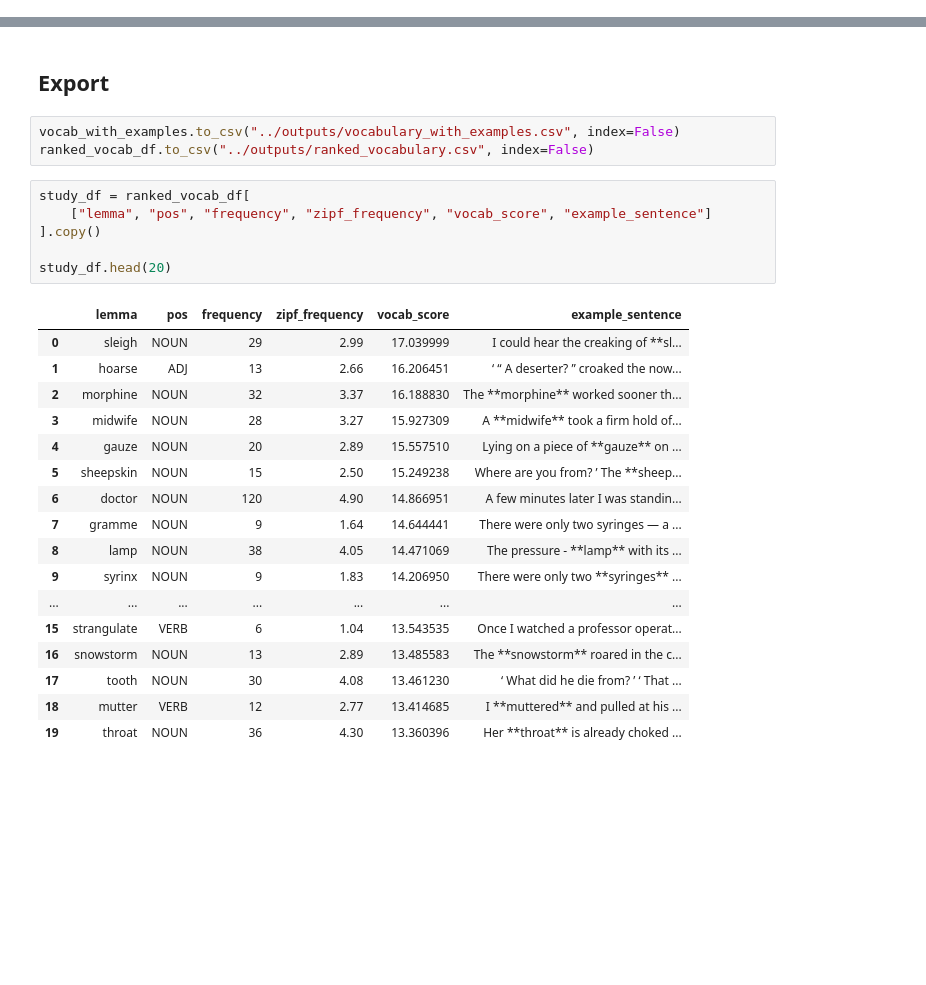
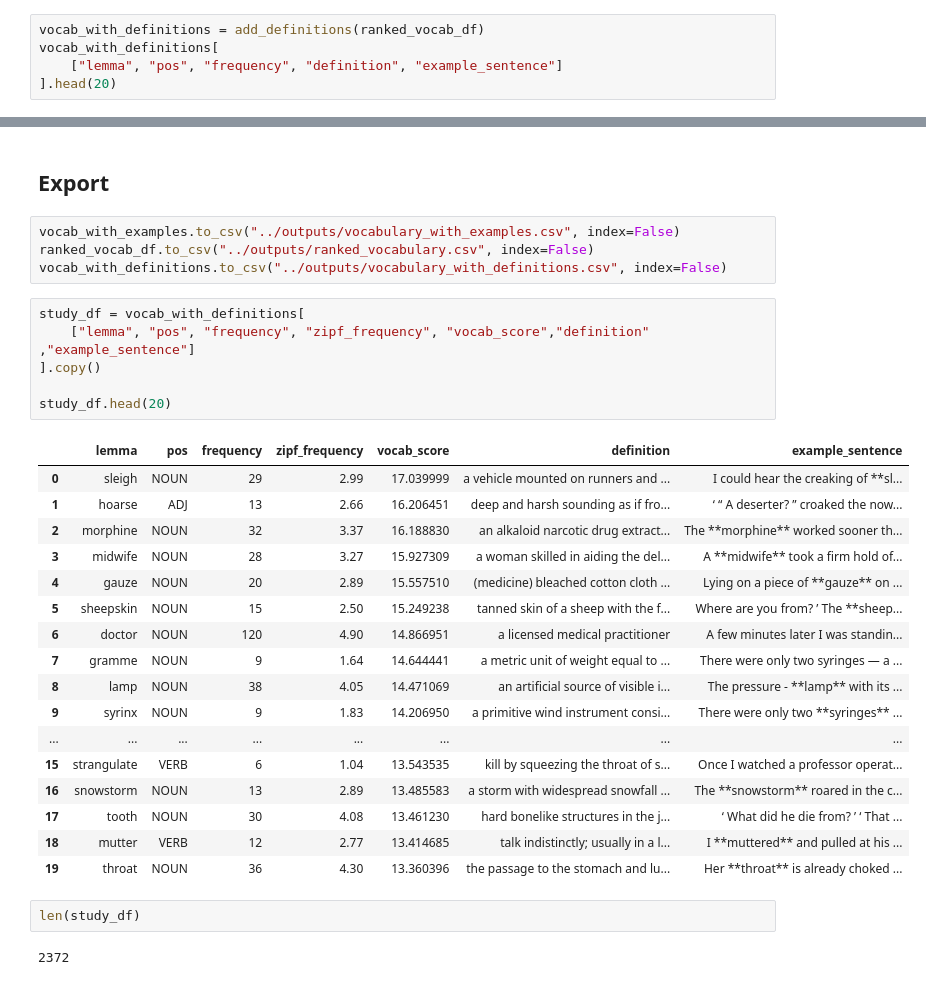
Before and after one commit to nrzdhmz/book-vocabulary-extractor, a Jupyter notebook: notebooks/01_pdf_extraction.ipynb, the cells around one changed output, grey strips where cells are left out. Saved outputs shown, nothing was run; the diff lists cells and outputs as text; blank space fills up the shorter version.

```diff
--- a/notebooks/01_pdf_extraction.ipynb
+++ b/notebooks/01_pdf_extraction.ipynb
@@ -303,3 +317,8 @@ plt.tight_layout()
 plt.show()
 # %% [output]
 [figure]
+# %%
+vocab_with_definitions = add_definitions(ranked_vocab_df)
+vocab_with_definitions[
+    ["lemma", "pos", "frequency", "definition", "example_sentence"]
+].head(20)
@@ -308,27 +345,32 @@ plt.show()
 # %%
 vocab_with_examples.to_csv("../outputs/vocabulary_with_examples.csv", index=False)
 ranked_vocab_df.to_csv("../outputs/ranked_vocabulary.csv", index=False)
+vocab_with_definitions.to_csv("../outputs/vocabulary_with_definitions.csv", index=False)
 # %%
-study_df = ranked_vocab_df[
-    ["lemma", "pos", "frequency", "zipf_frequency", "vocab_score", "example_sentence"]
+study_df = vocab_with_definitions[
+    ["lemma", "pos", "frequency", "zipf_frequency", "vocab_score","definition" ,"example_sentence"]
 ].copy()
 
 study_df.head(20)
 # %% [output]
-|  | lemma | pos | frequency | zipf_frequency | vocab_score | example_sentence |
-| 0 | sleigh | NOUN | 29 | 2.99 | 17.039999 | I could hear the creaking of **sl... |
-| 1 | hoarse | ADJ | 13 | 2.66 | 16.206451 | ‘ “ A deserter? ” croaked the now... |
-| 2 | morphine | NOUN | 32 | 3.37 | 16.188830 | The **morphine** worked sooner th... |
-| 3 | midwife | NOUN | 28 | 3.27 | 15.927309 | A **midwife** took a firm hold of... |
-| 4 | gauze | NOUN | 20 | 2.89 | 15.557510 | Lying on a piece of **gauze** on ... |
-| 5 | sheepskin | NOUN | 15 | 2.50 | 15.249238 | Where are you from? ’ The **sheep... |
-| 6 | doctor | NOUN | 120 | 4.90 | 14.866951 | A few minutes later I was standin... |
-| 7 | gramme | NOUN | 9 | 1.64 | 14.644441 | There were only two syringes — a ... |
-| 8 | lamp | NOUN | 38 | 4.05 | 14.471069 | The pressure - **lamp** with its ... |
-| 9 | syrinx | NOUN | 9 | 1.83 | 14.206950 | There were only two **syringes** ... |
-| ... | ... | ... | ... | ... | ... | ... |
-| 15 | strangulate | VERB | 6 | 1.04 | 13.543535 | Once I watched a professor operat... |
-| 16 | snowstorm | NOUN | 13 | 2.89 | 13.485583 | The **snowstorm** roared in the c... |
-| 17 | tooth | NOUN | 30 | 4.08 | 13.461230 | ‘ What did he die from? ’ ‘ That ... |
-| 18 | mutter | VERB | 12 | 2.77 | 13.414685 | I **muttered** and pulled at his ... |
-| 19 | throat | NOUN | 36 | 4.30 | 13.360396 | Her **throat** is already choked ... |
+|  | lemma | pos | frequency | zipf_frequency | vocab_score | definition | example_sentence |
+| 0 | sleigh | NOUN | 29 | 2.99 | 17.039999 | a vehicle mounted on runners and ... | I could hear the creaking of **sl... |
+| 1 | hoarse | ADJ | 13 | 2.66 | 16.206451 | deep and harsh sounding as if fro... | ‘ “ A deserter? ” croaked the now... |
+| 2 | morphine | NOUN | 32 | 3.37 | 16.188830 | an alkaloid narcotic drug extract... | The **morphine** worked sooner th... |
+| 3 | midwife | NOUN | 28 | 3.27 | 15.927309 | a woman skilled in aiding the del... | A **midwife** took a firm hold of... |
+| 4 | gauze | NOUN | 20 | 2.89 | 15.557510 | (medicine) bleached cotton cloth ... | Lying on a piece of **gauze** on ... |
+| 5 | sheepskin | NOUN | 15 | 2.50 | 15.249238 | tanned skin of a sheep with the f... | Where are you from? ’ The **sheep... |
+| 6 | doctor | NOUN | 120 | 4.90 | 14.866951 | a licensed medical practitioner | A few minutes later I was standin... |
+| 7 | gramme | NOUN | 9 | 1.64 | 14.644441 | a metric unit of weight equal to ... | There were only two syringes — a ... |
+| 8 | lamp | NOUN | 38 | 4.05 | 14.471069 | an artificial source of visible i... | The pressure - **lamp** with its ... |
+| 9 | syrinx | NOUN | 9 | 1.83 | 14.206950 | a primitive wind instrument consi... | There were only two **syringes** ... |
+| ... | ... | ... | ... | ... | ... | ... | ... |
+| 15 | strangulate | VERB | 6 | 1.04 | 13.543535 | kill by squeezing the throat of s... | Once I watched a professor operat... |
+| 16 | snowstorm | NOUN | 13 | 2.89 | 13.485583 | a storm with widespread snowfall ... | The **snowstorm** roared in the c... |
+| 17 | tooth | NOUN | 30 | 4.08 | 13.461230 | hard bonelike structures in the j... | ‘ What did he die from? ’ ‘ That ... |
+| 18 | mutter | VERB | 12 | 2.77 | 13.414685 | talk indistinctly; usually in a l... | I **muttered** and pulled at his ... |
+| 19 | throat | NOUN | 36 | 4.30 | 13.360396 | the passage to the stomach and lu... | Her **throat** is already choked ... |
+# %%
+len(study_df)
+# %% [output]
+2372
```
Also changed, not shown: parts of 8 cells of this notebook, 2 other files.
